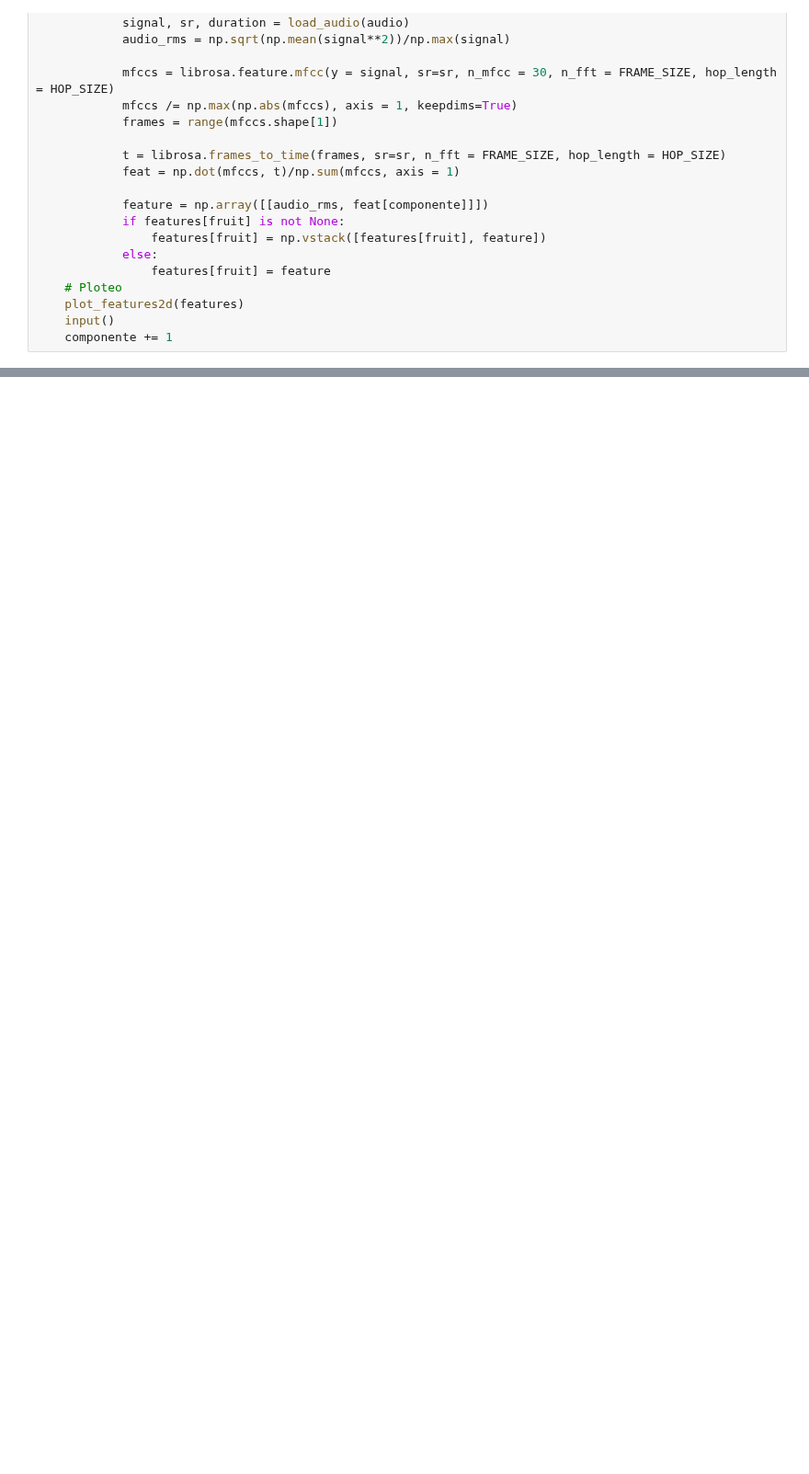
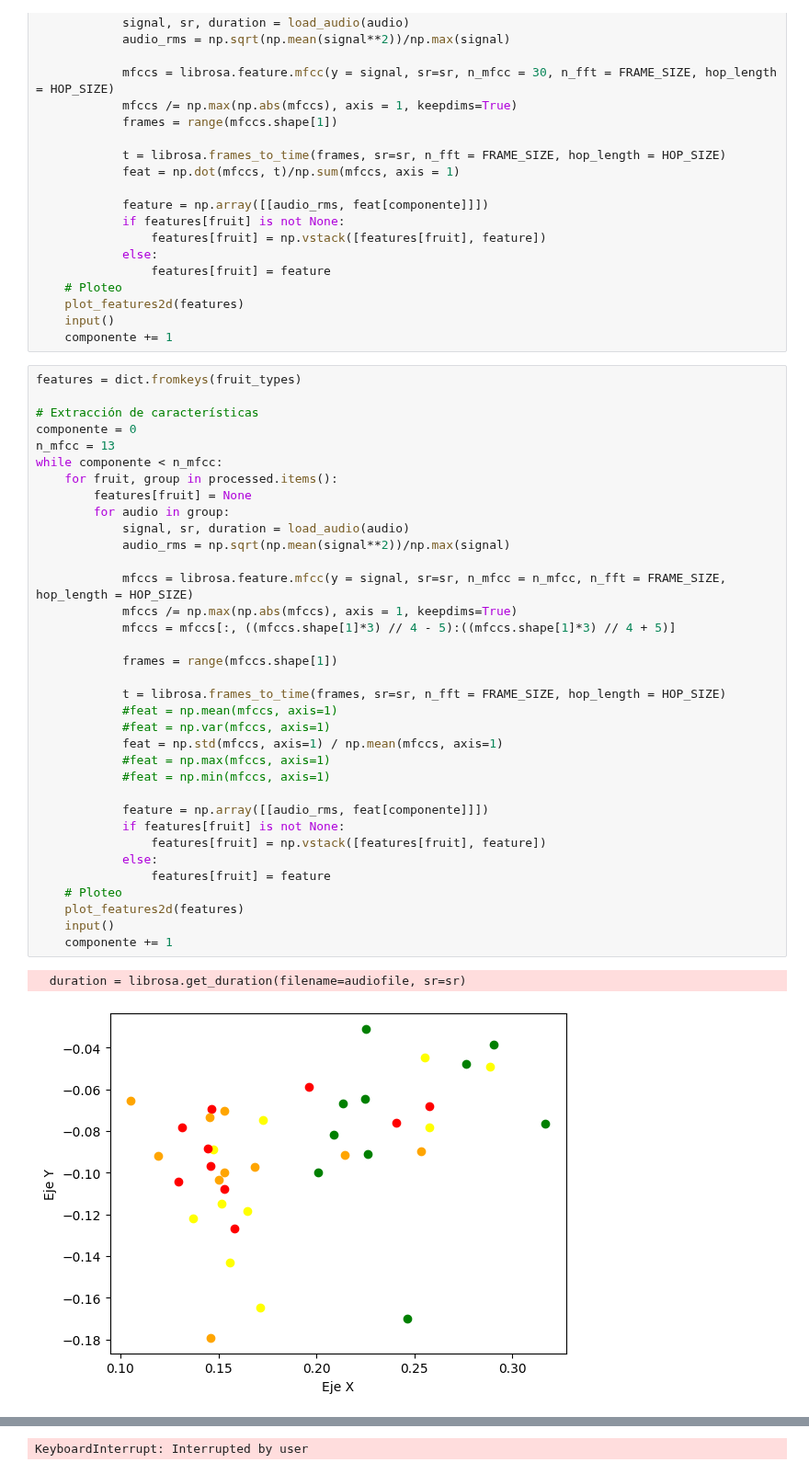
Before and after one commit to Juan2000-coder/Speech_Recognition, a Jupyter notebook: implemetation/first_aproximation/11-Mfccs_rms.ipynb, the cells around one changed output, grey strips where cells are left out. Shown at 92% size. Saved outputs shown, nothing was run; the diff lists cells and outputs as text; blank space fills up the shorter version.

```diff
--- a/implemetation/first_aproximation/11-Mfccs_rms.ipynb
+++ b/implemetation/first_aproximation/11-Mfccs_rms.ipynb
@@ -412,3 +404,41 @@ while componente < 30:
     plot_features2d(features)
     input()
     componente += 1
+# %%
+features = dict.fromkeys(fruit_types)
+
+# Extracción de características
+componente = 0
+n_mfcc = 13
+while componente < n_mfcc:
+    for fruit, group in processed.items():
+        features[fruit] = None
+        for audio in group:
+            signal, sr, duration = load_audio(audio)
+            audio_rms = np.sqrt(np.mean(signal**2))/np.max(signal)
+
+            mfccs = librosa.feature.mfcc(y = signal, sr=sr, n_mfcc = n_mfcc, n_fft = FRAME_SIZE, hop_length = HOP_SIZE)
+            mfccs /= np.max(np.abs(mfccs), axis = 1, keepdims=True)
+            mfccs = mfccs[:, ((mfccs.shape[1]*3) // 4 - 5):((mfccs.shape[1]*3) // 4 + 5)]
+
+            frames = range(mfccs.shape[1])
+
+            t = librosa.frames_to_time(frames, sr=sr, n_fft = FRAME_SIZE, hop_length = HOP_SIZE)
+            #feat = np.mean(mfccs, axis=1)
+            #feat = np.var(mfccs, axis=1)
+            feat = np.std(mfccs, axis=1) / np.mean(mfccs, axis=1)
+            #feat = np.max(mfccs, axis=1)
+            #feat = np.min(mfccs, axis=1)
+
+            feature = np.array([[audio_rms, feat[componente]]])
+            if features[fruit] is not None:
+                features[fruit] = np.vstack([features[fruit], feature])
+            else:
+                features[fruit] = feature
+    # Ploteo
+    plot_features2d(features)
+    input()
+    componente += 1
+# %% [output]
+  duration = librosa.get_duration(filename=audiofile, sr=sr)
+[figure, added]
@@ -414,0 +446 @@ while componente < 30:
+KeyboardInterrupt: Interrupted by user
```
Also changed, not shown: parts of 6 cells of this notebook, 4 other files.
